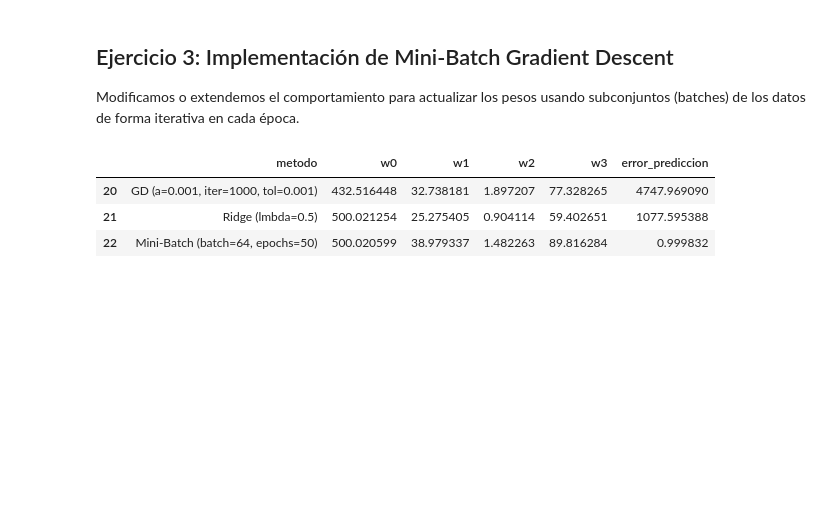
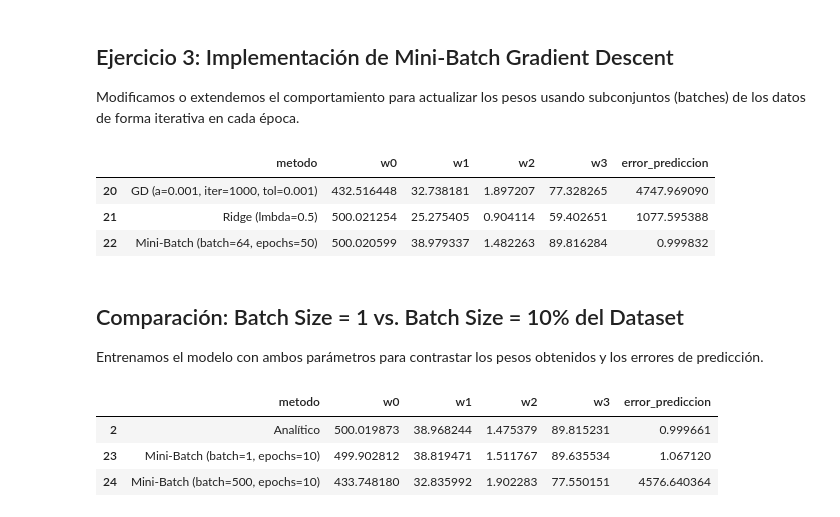
Before and after one commit to tusar-verma/Machine-learning-2c2026, a Jupyter notebook: notebooks/notebook_08_descenso_gradiente-published.ipynb, the cells around one changed output. Cells and saved outputs as stored; diff of their text form; code cells hidden in the pictures; blank space fills up the shorter version.

```diff
--- a/notebooks/notebook_08_descenso_gradiente-published.ipynb
+++ b/notebooks/notebook_08_descenso_gradiente-published.ipynb
@@ -343,3 +343,28 @@ display(resultados.tail(3))
 | 20 | GD (a=0.001, iter=1000, tol=0.001) | 432.516448 | 32.738181 | 1.897207 | 77.328265 | 4747.969090 |
 | 21 | Ridge (lmbda=0.5) | 500.021254 | 25.275405 | 0.904114 | 59.402651 | 1077.595388 |
 | 22 | Mini-Batch (batch=64, epochs=50) | 500.020599 | 38.979337 | 1.482263 | 89.816284 | 0.999832 |
+# %% [markdown]
+## Comparación: Batch Size = 1 vs. Batch Size = 10% del Dataset
+
+Entrenamos el modelo con ambos parámetros para contrastar los pesos obtenidos y los errores de predicción.
+# %%
+# 1. SGD (Batch size = 1)
+reg_sgd = RegresionLinealMiniBatch(grad_mse, alpha=0.01, batch_size=1, epochs=10)
+reg_sgd.fit(X, y)
+err_sgd = error_prediccion(X, y, reg_sgd.w)
+resultados.loc[len(resultados)] = ["Mini-Batch (batch=1, epochs=10)"] + list(reg_sgd.w) + [err_sgd]
+
+# 2. Mini-Batch con el 10% del dataset (5000 * 0.10 = 500)
+batch_size_10pct = int(0.10 * len(X))
+reg_mb_10 = RegresionLinealMiniBatch(grad_mse, alpha=0.01, batch_size=batch_size_10pct, epochs=10)
+reg_mb_10.fit(X, y)
+err_mb_10 = error_prediccion(X, y, reg_mb_10.w)
+resultados.loc[len(resultados)] = [f"Mini-Batch (batch={batch_size_10pct}, epochs=10)"] + list(reg_mb_10.w) + [err_mb_10]
+
+# Mostrar la comparación directa de ambos experimentos junto con el Analítico
+display(resultados[resultados["metodo"].str.contains("batch=1|batch=500|Anal&iacute;tico|Analítico")])
+# %% [output]
+|  | metodo | w0 | w1 | w2 | w3 | error_prediccion |
+| 2 | Analítico | 500.019873 | 38.968244 | 1.475379 | 89.815231 | 0.999661 |
+| 23 | Mini-Batch (batch=1, epochs=10) | 499.902812 | 38.819471 | 1.511767 | 89.635534 | 1.067120 |
+| 24 | Mini-Batch (batch=500, epochs=10) | 433.748180 | 32.835992 | 1.902283 | 77.550151 | 4576.640364 |
```
